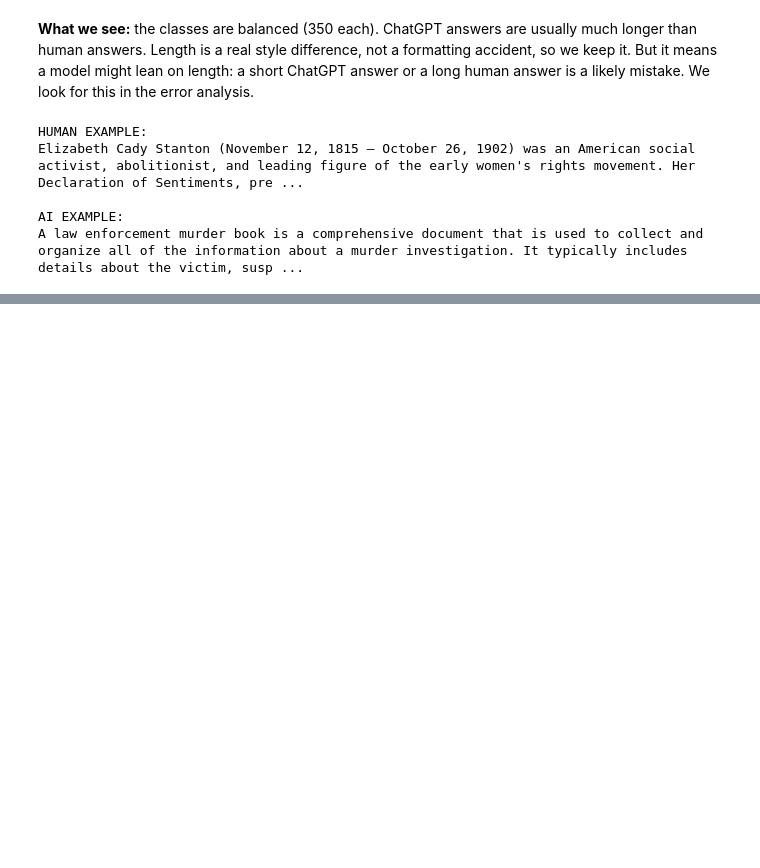
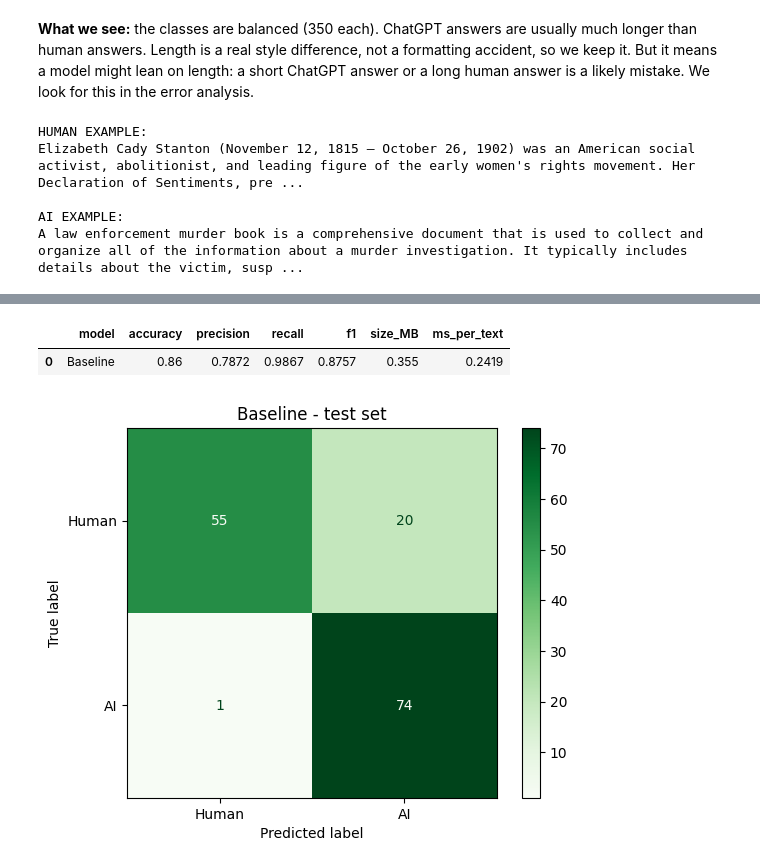
Before and after one commit to marwanabdodahi/AI-Human-Detection, a Jupyter notebook: notebooks/00_data_baseline.ipynb, the cells around one changed output, grey strips where cells are left out. Saved outputs shown, nothing was run; the diff lists cells and outputs as text; code cells hidden in the pictures; blank space fills up the shorter version.

```diff
--- a/notebooks/00_data_baseline.ipynb
+++ b/notebooks/00_data_baseline.ipynb
@@ -345,0 +355,17 @@ A law enforcement murder book is a comprehensive document that is used to collec
+# %%
+best_f1 = -1
+best_c = None
+
+for c in [0.1, 1.0, 10.0]:
+    model = make_pipeline(TfidfVectorizer(max_features=10000),
+                          LogisticRegression(C=c, max_iter=1000, random_state=SEED))
+    model.fit(train.text, train.label)
+    val_predictions = model.predict(val.text)
+    score = f1_score(val.label, val_predictions)
+    print('C =', c, '-> validation F1 =', round(score, 4))
+    if score > best_f1:
+        best_f1 = score
+        best_c = c
+        baseline = model
+
+print('Best C:', best_c)
@@ -345,0 +409,28 @@ A law enforcement murder book is a comprehensive document that is used to collec
+# %%
+test_predictions = baseline.predict(test.text)
+
+accuracy = accuracy_score(test.label, test_predictions)
+precision = precision_score(test.label, test_predictions)
+recall = recall_score(test.label, test_predictions)
+f1 = f1_score(test.label, test_predictions)
+
+# Time: classify 50 answers one by one and take the average.
+start = time.perf_counter()
+for text in test.text[:50]:
+    baseline.predict([text])
+ms_per_text = (time.perf_counter() - start) / 50 * 1000
+
+result = {'model': 'Baseline', 'accuracy': accuracy, 'precision': precision, 'recall': recall,
+          'f1': f1, 'size_MB': size_bytes / 1_000_000, 'ms_per_text': ms_per_text}
+(DOCS / 'Baseline.json').write_text(json.dumps(result, indent=2))
+pd.DataFrame([result]).round(4)
+# %% [output]
+|  | model | accuracy | precision | recall | f1 | size_MB | ms_per_text |
+| 0 | Baseline | 0.86 | 0.7872 | 0.9867 | 0.8757 | 0.355 | 0.2419 |
+# %%
+ConfusionMatrixDisplay.from_predictions(test.label, test_predictions, display_labels=['Human', 'AI'], cmap='Greens')
+plt.title('Baseline - test set')
+plt.savefig(DOCS / 'Baseline-matrix.png', bbox_inches='tight')
+plt.show()
+# %% [output]
+[figure, added]
```
Also changed, not shown: parts of 7 cells of this notebook, 3 other files.
